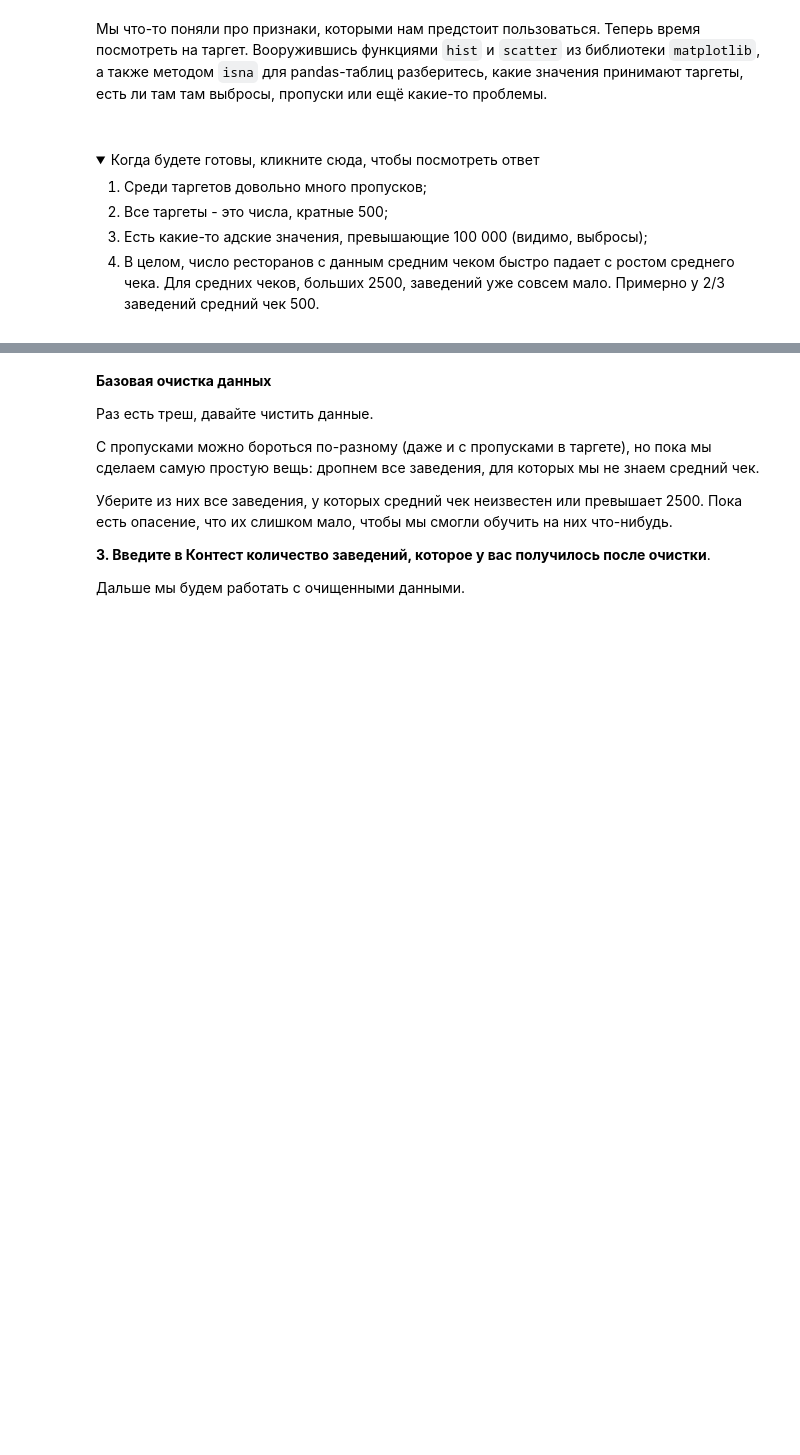
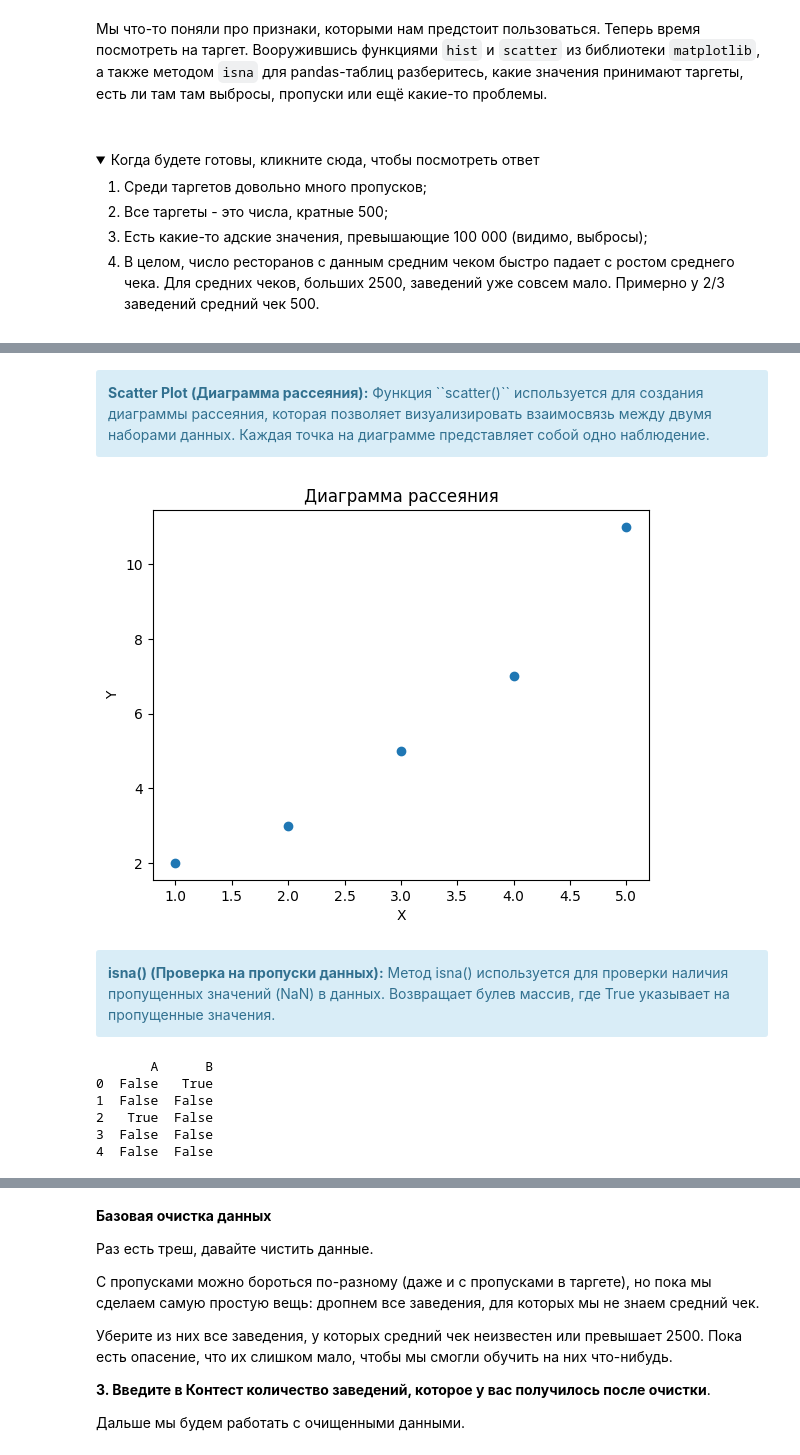
Before and after one commit to mr1necs/Yandex-ML-Contest, a Jupyter notebook: yandex-ml-contest.ipynb, the cells around one changed output, grey strips where cells are left out. Drawn from its saved outputs; the diff is of its cells as text; code cells hidden in the pictures; folded sections open; blank space fills up the shorter version.

```diff
--- a/yandex-ml-contest.ipynb
+++ b/yandex-ml-contest.ipynb
@@ -176,0 +209,30 @@ rubric_dict
+# %% [markdown]
+<div class="alert alert-info">
+<b>Scatter Plot (Диаграмма рассеяния):</b> Функция ``scatter()`` используется для создания диаграммы рассеяния, которая позволяет визуализировать взаимосвязь между двумя наборами данных. Каждая точка на диаграмме представляет собой одно наблюдение.
+</div>
+# %%
+x = [1, 2, 3, 4, 5]
+y = [2, 3, 5, 7, 11]
+plt.scatter(x, y)
+plt.xlabel('X')
+plt.ylabel('Y')
+plt.title('Диаграмма рассеяния')
+plt.show()
+# %% [output]
+[figure, added]
+# %% [markdown]
+<div class="alert alert-info">
+<b>isna() (Проверка на пропуски данных):</b> Метод isna() используется для проверки наличия пропущенных значений (NaN) в данных. Возвращает булев массив, где True указывает на пропущенные значения.
+</div>
+# %%
+mydata = {'A': [1, 2, None, 4, 5],
+          'B': [None, 2, 3, 4, 5]}
+df = pd.DataFrame(mydata)
+print(df.isna())
+# %% [output]
+       A      B
+0  False   True
+1  False  False
+2   True  False
+3  False  False
+4  False  False
```
Also changed, not shown: parts of 16 cells of this notebook, 4 other files.
